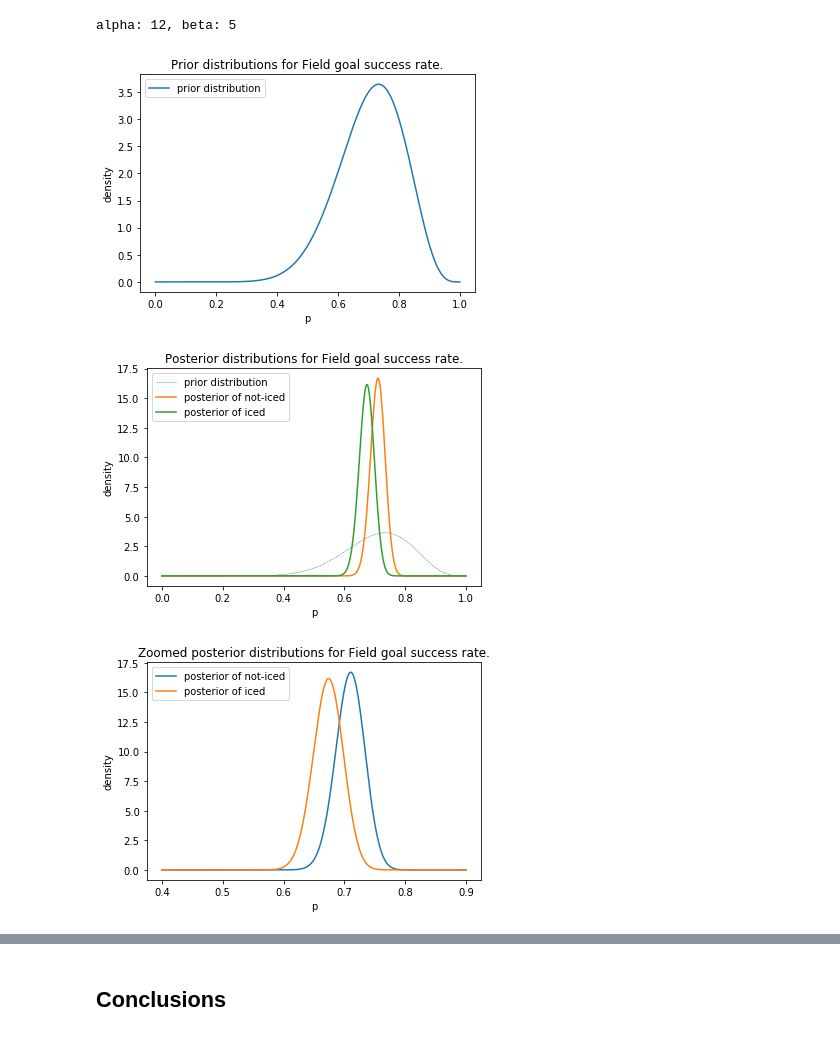
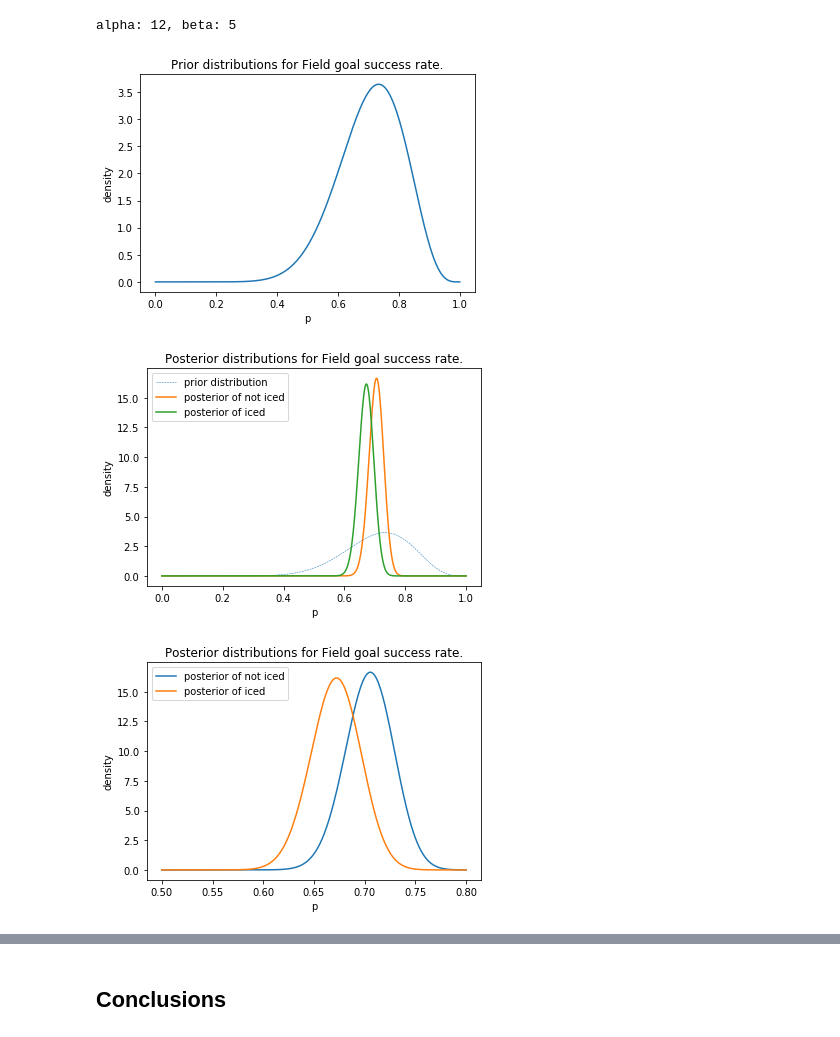
Before and after one commit to lewisbails/nfl-project, a Jupyter notebook: notebooks/icing.ipynb, the cells around one changed output, grey strips where cells are left out. Cells and saved outputs as stored; diff of their text form; code cells hidden in the pictures.

```diff
--- a/notebooks/icing.ipynb
+++ b/notebooks/icing.ipynb
@@ -180,13 +178,3 @@ beta_ = int(round(alpha_*(1-p_hat)/p_hat))
 print(f'alpha: {alpha_}, beta: {beta_}')
 # %% [output]
 alpha: 12, beta: 5
-# %%
-x = np.linspace(0,1,500)
-plt.plot(x, beta(alpha_, beta_).pdf(x), label='prior distribution')
-plt.xlabel('p')
-plt.ylabel('density')
-plt.title('Prior distributions for Field goal success rate.')
-plt.legend()
-plt.show()
-# %% [output]
-[figure, removed]
@@ -200,25 +181,29 @@ samples_posterior_ice = posterior_ice.rvs(samples)
-# %%
-x = np.linspace(0,1,500)
-plt.plot(x, beta(alpha_, beta_).pdf(x), label='prior distribution', linestyle='dashed', linewidth=0.5)
-plt.plot(x, posterior_noice.pdf(x), label='posterior of not-iced')
-plt.plot(x, posterior_ice.pdf(x), label='posterior of iced')
-plt.xlabel('p')
-plt.ylabel('density')
-plt.title('Posterior distributions for Field goal success rate.')
-plt.legend()
-plt.show()
-
-x = np.linspace(0.4,0.9,500)
-plt.plot(x, posterior_noice.pdf(x), label='posterior of not-iced')
-plt.plot(x, posterior_ice.pdf(x), label='posterior of iced')
-plt.xlabel('p')
-plt.ylabel('density')
-plt.title('Zoomed posterior distributions for Field goal success rate.')
-plt.legend()
-plt.show()
-# %% [output]
-[figure, removed]
-[figure, removed]
+# %%
+from util.bayes import BetaBinomial
+
+control = BetaBinomial(alpha_, beta_, 'not iced')
+treatment = BetaBinomial(alpha_, beta_, 'iced')
+control.plot_prior(show=True)
+plt.cla()
+
+control.observe(df_noice['good'])
+treatment.observe(df_iced['good'])
+
+control.plot_posterior(prior=True)
+treatment.plot_posterior(show=True, prior=False)
+
+# zoom in
+x = np.linspace(0.5,0.8,500)
+control.plot_posterior(x, prior=False, show=False)
+treatment.plot_posterior(x, prior=False, show=True)
+
+samples = 20000
+samples_posterior_noice = control.sample(samples)
+samples_posterior_ice = treatment.sample(samples)
+# %% [output]
+[figure, added]
+[figure, added]
+[figure, added]
 # %%
 posterior_diff = samples_posterior_ice - samples_posterior_noice
 
```
Also changed, not shown: parts of 11 cells of this notebook, 3 other files.
